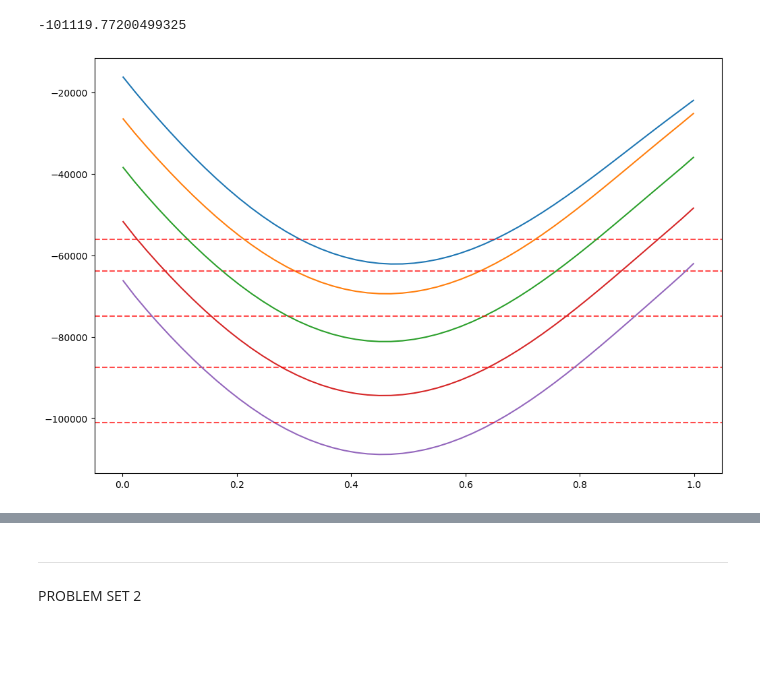
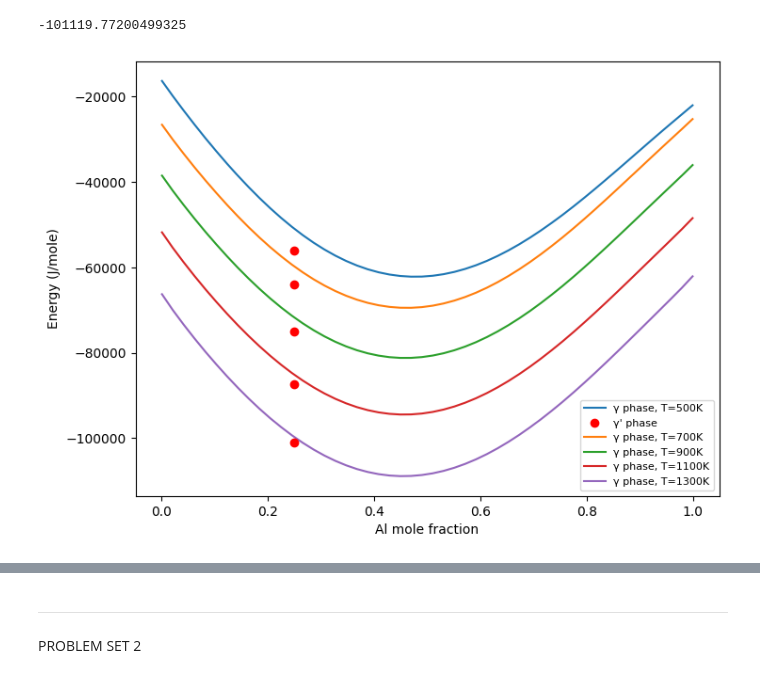
Before and after one commit to ShannonNCM/High_temp_materials, a Jupyter notebook: codes.ipynb, the cells around one changed output, grey strips where cells are left out. Drawn from its saved outputs; the diff is of its cells as text; code cells hidden in the pictures; blank space fills up the shorter version.

```diff
--- a/codes.ipynb
+++ b/codes.ipynb
@@ -27,19 +29,19 @@ def G_ni_al_gamma_prime(T):
     return (0.75*G_gamma_ni(T))-40000+(3*T)+(0.25*G_gamma_al(T))
 # %%
 #funciones
+#funcion for the Gibbs energy of the gamma phase
 def G_m_gamma(T,x_al_gamma):
-    x_ni_gamma = 1-x_al_gamma
-
+    x_ni_gamma = 1-x_al_gamma #molar fractions
+    #Gibbs reference contribution
     G_m_ref_gamma = (x_al_gamma*(G_gamma_al(T)-H_al))+(x_ni_gamma*(G_gamma_ni(T)-H_ni))
-
-    x_al_safe = np.maximum(x_al_gamma, 1e-10)
-    x_ni_safe = np.maximum(x_ni_gamma, 1e-10)
-    G_m_ent_gamma = R * T * (x_al_safe * np.log(x_al_safe) + x_ni_safe * np.log(x_ni_safe))
-
+    #Gibbs entropy contribution
+    G_m_ent_gamma = R * T * (x_al_gamma * np.log(x_al_gamma) + x_ni_gamma * np.log(x_ni_gamma))
+    #Gibbs excess contribution
     G_m_E_gamma = x_al_gamma*x_ni_gamma*L_al_ni_gamma(T,x_al_gamma)
 
     return G_m_ref_gamma+G_m_ent_gamma+G_m_E_gamma
 
+#function for the Gibbs energy of the gamma prime phase
 def G_m_gamma_prime(T):
     return G_ni_al_gamma_prime(T)
 # %%
@@ -75,13 +80,19 @@ G_gamma_prime
 # %% [output]
 -101119.77200499325
 # %%
-plt.figure(figsize=(12, 8))
+#Plotting the gamma and gamma prime phases
+plt.figure(figsize=(8,6))
 for T in Temp:
     G_gamma = G_m_gamma(T, x_al)
     G_gamma_prime = G_m_gamma_prime(T)
 
     #plt.plot(x_al,G_gamma)
     plt.plot(x_al,G_gamma, label=f'γ phase, T={T}K')
-    plt.axhline(y=G_gamma_prime, color='r', linestyle='--', alpha=0.7, label=f"γ' phase, T={T}K" if T == Temp[0] else "")
+    plt.plot(0.25, G_gamma_prime, 'ro', markersize=6, label=f"γ' phase" if T == Temp[0] else "")
+
+    plt.xlabel('Al mole fraction')
+    plt.ylabel('Energy (J/mole)')
+    plt.legend(loc='lower right', fontsize=8)
+plt.savefig('gamma_plot.jpg')
 # %% [output]
-[figure, old version]
+[figure, new version]
```
Also changed, not shown: parts of 5 cells of this notebook, 3 other files.
